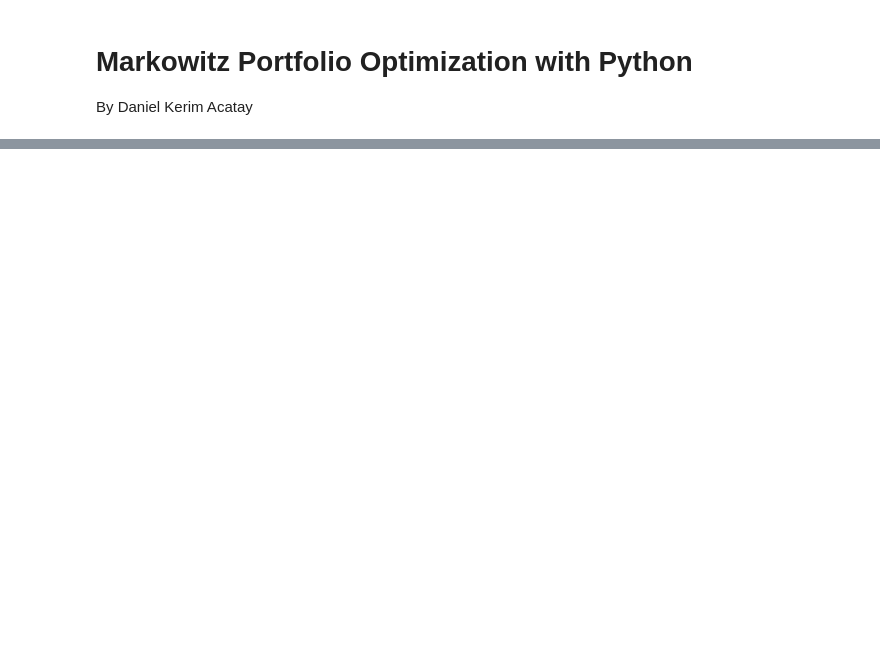
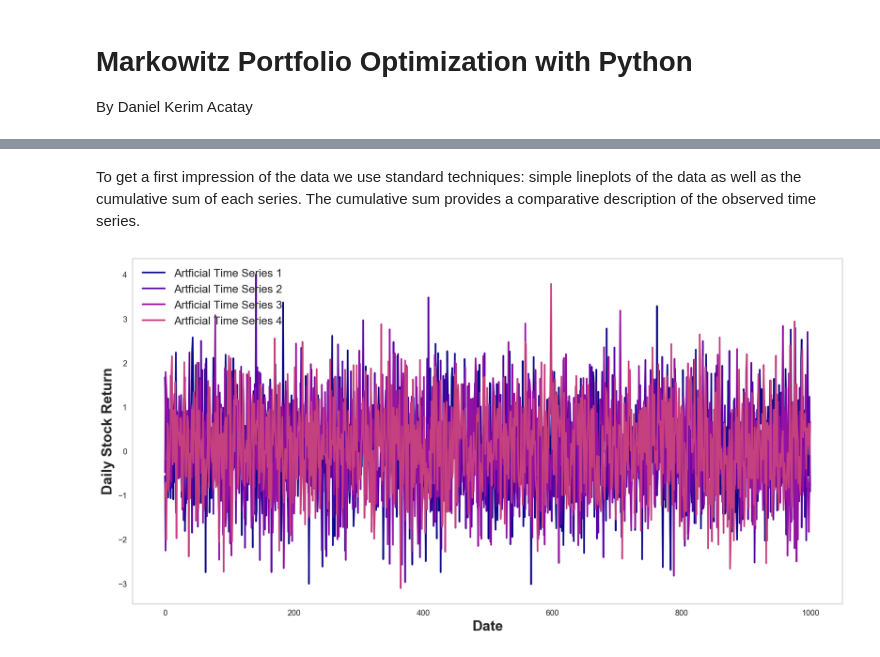
Before and after one commit to dacatay/quant-finance, a Jupyter notebook: 01_Portfolio_Optimization.ipynb, the cells around one changed output, grey strips where cells are left out. Saved outputs shown, nothing was run; the diff lists cells and outputs as text; code cells hidden in the pictures; blank space fills up the shorter version.

```diff
--- a/01_Portfolio_Optimization.ipynb
+++ b/01_Portfolio_Optimization.ipynb
@@ -68,0 +76,12 @@ Use <code>pandas_datareader</code> to access the API of financial data providers
+# %%
+np.random.seed(1)
+
+# length of artificial time series
+n_obs = 1000
+
+# number of different assets
+n_assets = 4
+
+# sample Nx4 data series matrix
+artificial_returns = np.random.randn(n_obs, n_assets) + 0.05
+artificial_returns
@@ -68,0 +96,15 @@ Use <code>pandas_datareader</code> to access the API of financial data providers
+# %% [markdown]
+To get a first impression of the data we use standard techniques: simple lineplots of the data as well as the cumulative sum of each series. The cumulative sum provides a comparative description of the observed time series.
+# %%
+# get colormap
+colors = plt.cm.plasma(np.linspace(0,3,20))
+
+# plot data
+for i in range(artificial_returns.shape[1]):
+    plt.plot(artificial_returns.T[i], color=colors[i], label='Artficial Time Series {}'.format(i + 1));
+plt.legend(loc='best');
+plt.xlabel('Date');
+plt.ylabel('Daily Stock Return');
+plt.show()
+# %% [output]
+[figure, added]
```
Also changed, not shown: parts of 42 cells of this notebook.
